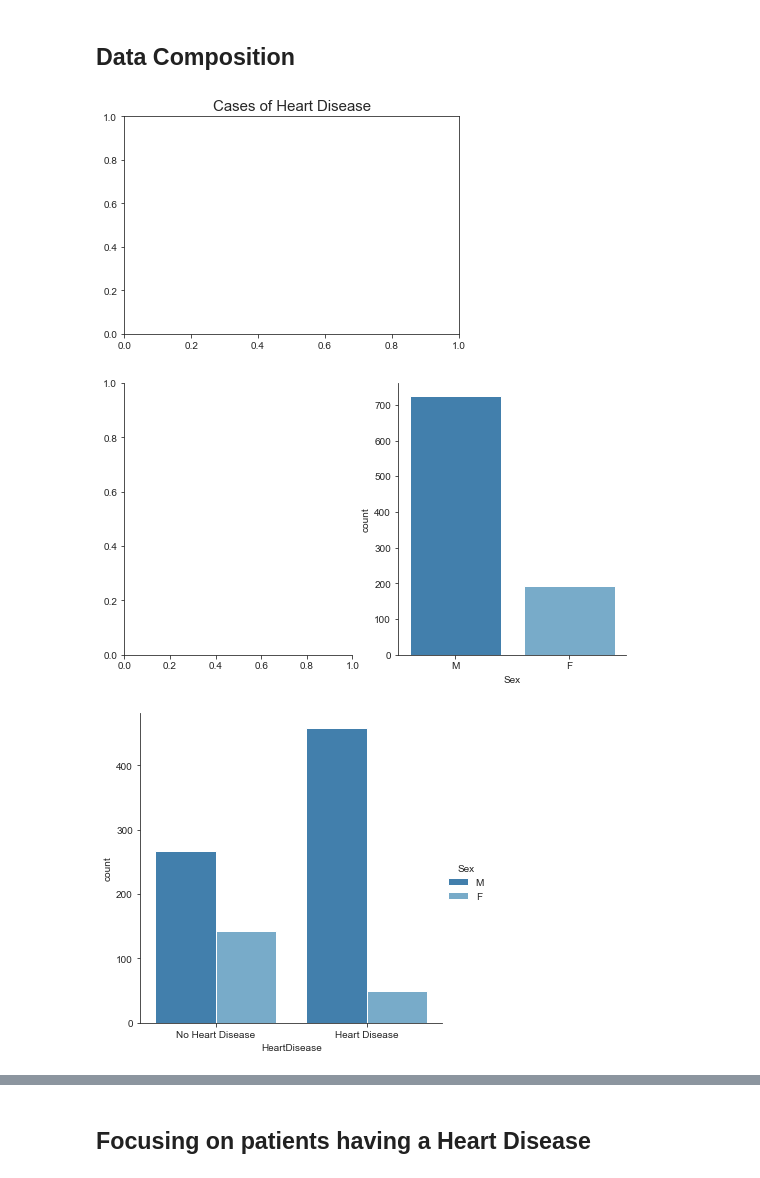
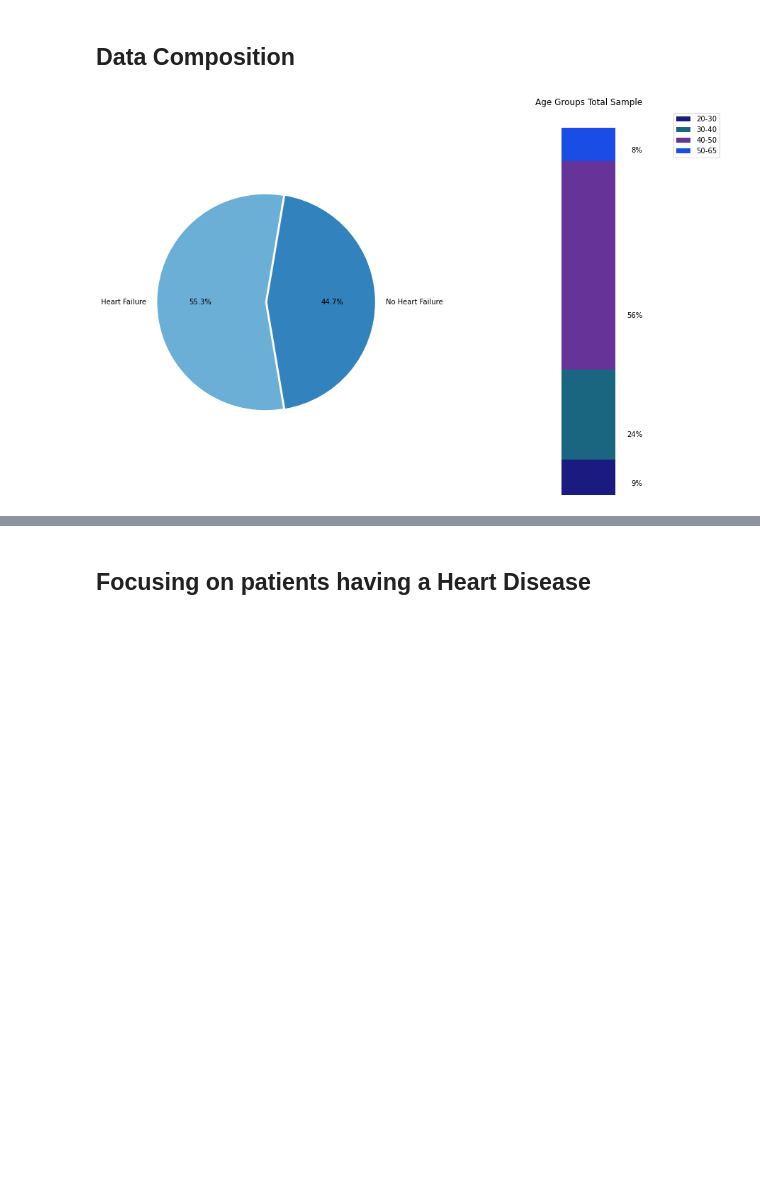
Before and after one commit to J-holm/Prediciting-Heart-Failure, a Jupyter notebook: Project_HeartDisease.ipynb, the cells around one changed output, grey strips where cells are left out. Saved outputs shown, nothing was run; the diff lists cells and outputs as text; code cells hidden in the pictures; blank space fills up the shorter version.

```diff
--- a/Project_HeartDisease.ipynb
+++ b/Project_HeartDisease.ipynb
@@ -53,22 +59,47 @@ sns.set_palette(sns.color_palette('tab20c'))
 ## Data Composition
 # %%
 import matplotlib.pyplot as plt
-
-# Configurating plot
-sns.set_style("ticks")
-plt.title("Cases of Heart Disease", fontsize = 15)
-# make figure and assign axis objects
-fig, (ax1, ax2) = plt.subplots(1, 2, figsize=(9, 5))
+from matplotlib.patches import ConnectionPatch
+import numpy as np
 
 
-m_f = sns.countplot(data = heart_disease, x = 'Sex')
-sns.despine()
-share_of_total = heart_disease['HeartDisease'].value_counts(normalize=True)
-share_of_total
-g = sns.catplot(data = heart_disease, x = 'HeartDisease', hue = 'Sex', kind = 'count')
-g.set_xticklabels(["No Heart Disease", "Heart Disease"])
-sns.despine()
+# make figure and assign axis objects
+fig, (ax1, ax2) = plt.subplots(1, 2, figsize=(15, 10))
+plt.title("Cases of Heart Failure", fontsize = 20)
+
+# pie chart parameters
+ratios = [0.446623, 0.553377]
+labels = ['No Heart Failure', 'Heart Failure']
+explode = [0.02, 0]
+# rotate so that first wedge is split by the x-axis
+angle = -180 * ratios[0]
+ax1.pie(ratios, autopct='%1.1f%%', startangle=angle,
+        labels=labels, explode=explode)
+
+# bar chart parameters
+
+xpos = 0
+bottom = 0
+ratios = [0.095861,0.242919, 0.566449, 0.089325]
+width = .2
+colors = [[.1, 0.1, .5], [.1, .4, .5], [.4, .2, .6], [.1, .3, .9]]
+
+for j in range(len(ratios)):
+    height = ratios[j]
+    ax2.bar(xpos, height, width, bottom=bottom, color=colors[j])
+    ypos = bottom + ax2.patches[j].get_height() / 4
+    bottom += height
+    ax2.text(xpos+0.2, ypos, "%d%%" % (ax2.patches[j].get_height() * 100),
+             ha='right')
+
+ax2.set_title('Age Groups Total Sample')
+ax2.legend(('20-30', '30-40', '40-50', '50-65', '65+'))
+ax2.axis('off')
+ax2.set_xlim(- 2.5 * width, 2.5 * width)
+
+
+
+
+plt.show()
 # %% [output]
-[figure, old version]
+[figure, new version]
-[figure, removed]
-[figure, removed]
```
Also changed, not shown: parts of 20 cells of this notebook.
